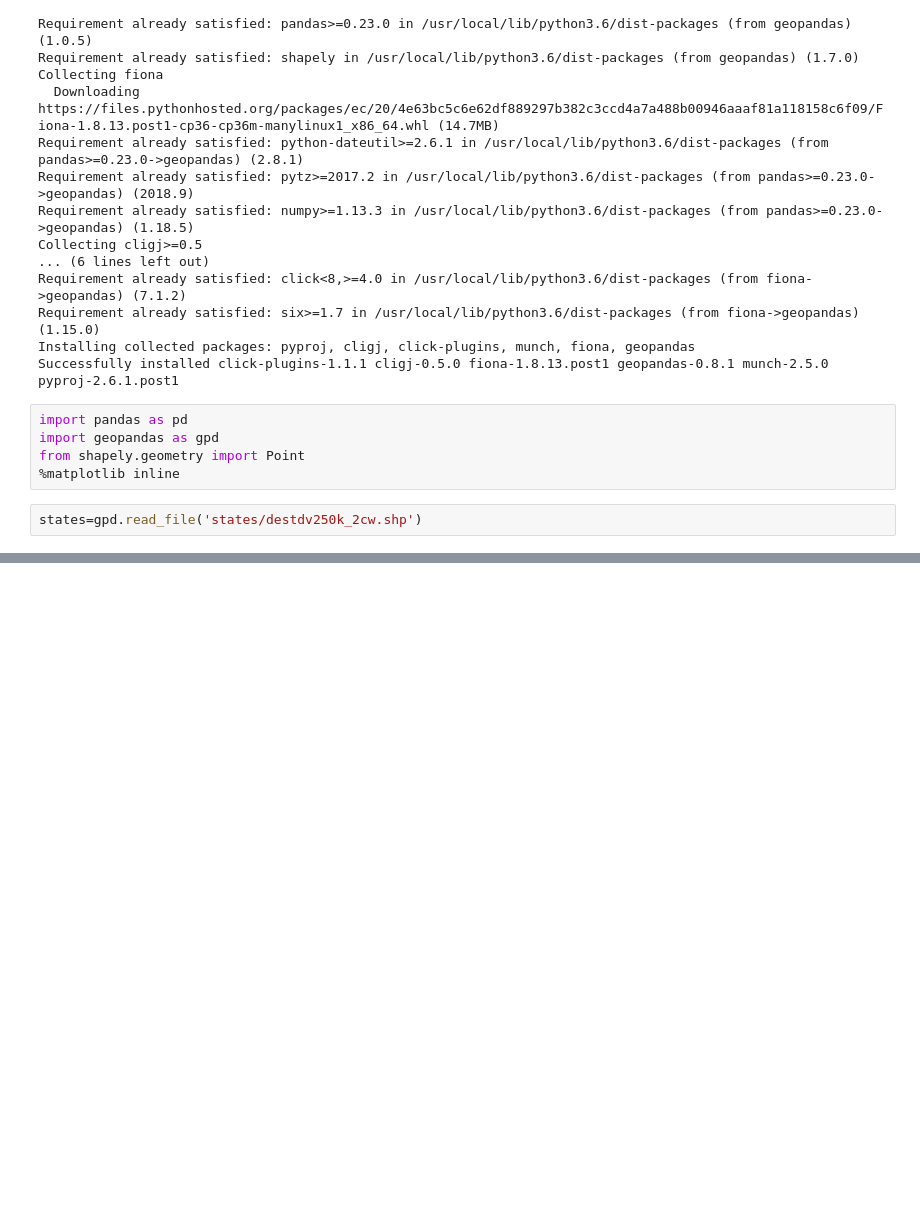
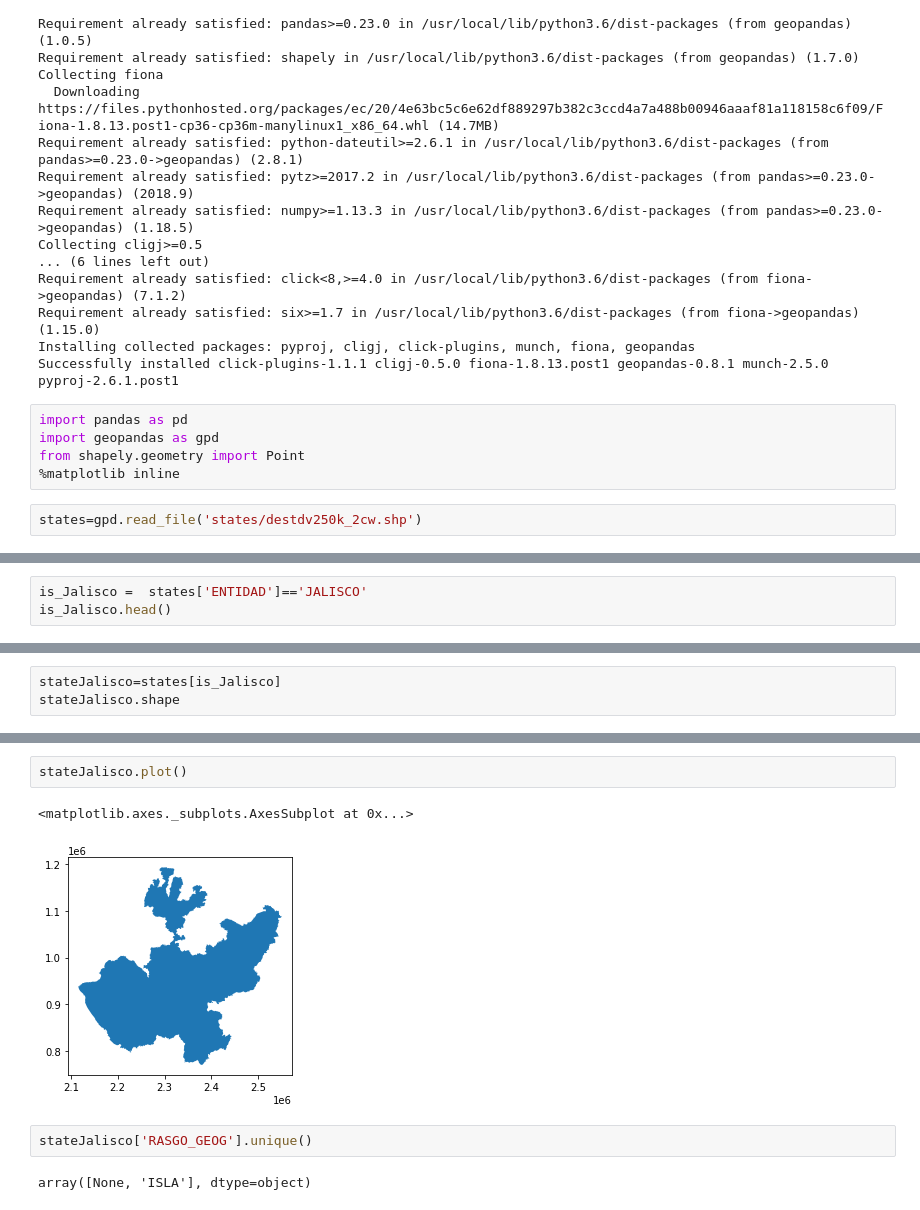
Before and after one commit to carlosdan8co/IntroToGEODataFrames, a Jupyter notebook: IntroToGEODataframes.ipynb, the cells around one changed output, grey strips where cells are left out. Saved outputs shown, nothing was run; the diff lists cells and outputs as text; blank space fills up the shorter version.

```diff
--- a/IntroToGEODataframes.ipynb
+++ b/IntroToGEODataframes.ipynb
@@ -83,0 +106,3 @@ states.head()
+# %%
+is_Jalisco =  states['ENTIDAD']=='JALISCO'
+is_Jalisco.head()
@@ -83,0 +116,3 @@ states.head()
+# %%
+stateJalisco=states[is_Jalisco]
+stateJalisco.shape
@@ -83,0 +130,9 @@ states.head()
+# %%
+stateJalisco.plot()
+# %% [output]
+<matplotlib.axes._subplots.AxesSubplot at 0x...>
+[figure, added]
+# %%
+stateJalisco['RASGO_GEOG'].unique()
+# %% [output]
+array([None, 'ISLA'], dtype=object)
```
Also changed, not shown: parts of 7 cells of this notebook.
